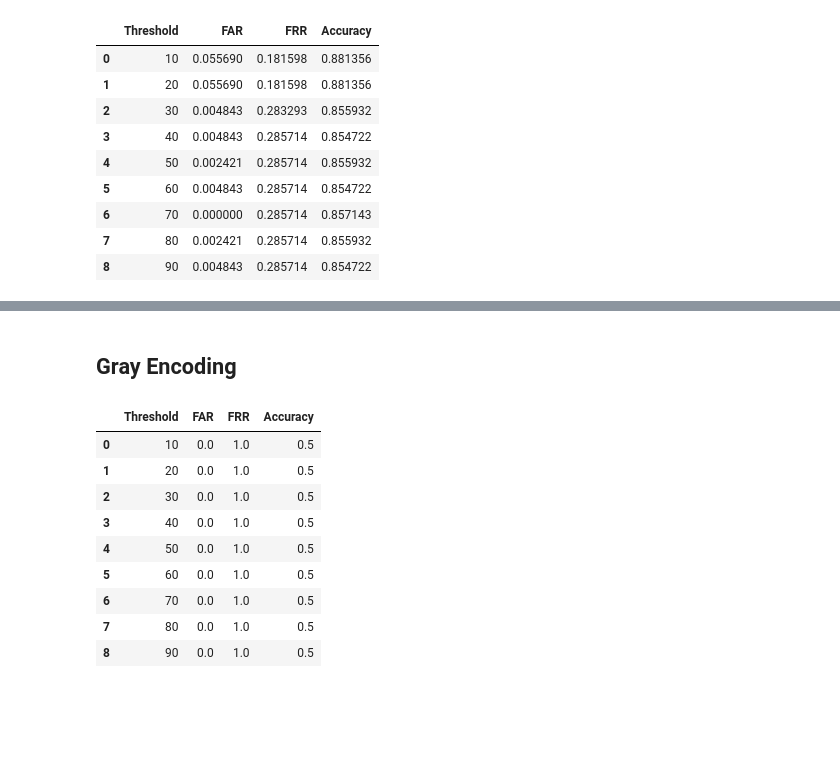
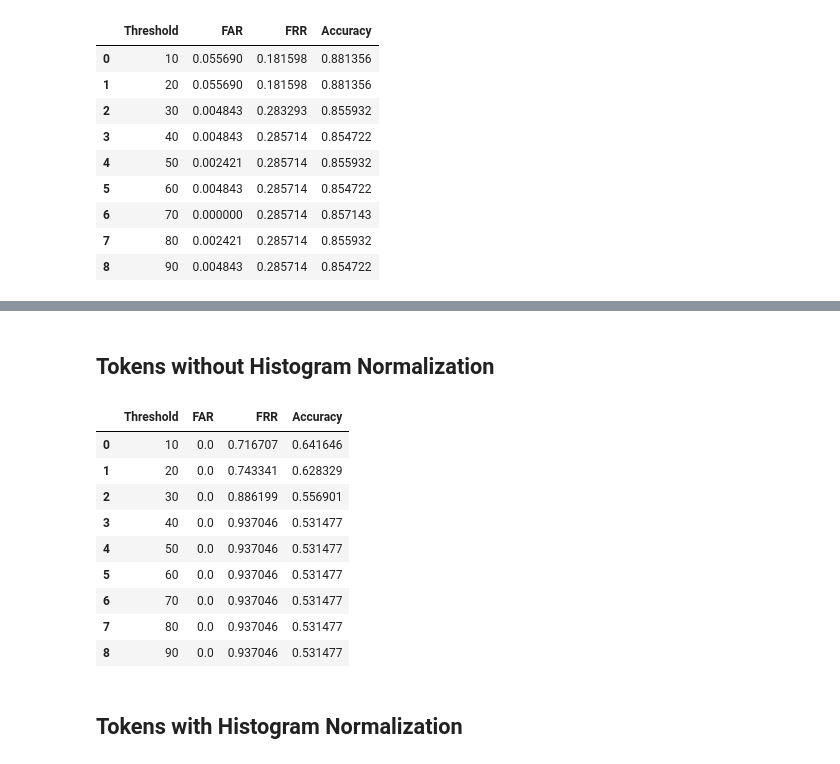
Before and after one commit to CPP-EEG-Authentication-Defense-Project/Authentication-Models, a Jupyter notebook: hash-based/ssdeep.ipynb, the cells around one changed output, grey strips where cells are left out. Drawn from its saved outputs; the diff is of its cells as text; code cells hidden in the pictures; blank space fills up the shorter version.

Commit message:
Test ssdeep with and without tokens

```diff
--- a/hash-based/ssdeep.ipynb
+++ b/hash-based/ssdeep.ipynb
@@ -211 +220,3 @@ subject_data_map = reader.format_data(data_path)
+# %%
+tokens_map = {subject: auth_token_normalization.generate_token() for subject in subject_data_map}
 # %% [markdown]
@@ -458,35 +437,36 @@ direct_df
-# %% [markdown]
-## Gray Encoding
-# %%
-gray_results_map = {}
-gray_encoder = feature_encoding.gray.GrayCodeBinaryEncoder(8, round_to_whole=True)
-gray_test_args = (
-    template_data_map, processed_data_map, gray_encoder
-)
-for threshold_type, hash_test_data in iter_hash_tests(*gray_test_args):
-    if threshold_type not in gray_results_map:
-        gray_results_map[threshold_type] = TestResultsSummary()
-    gray_results_map[threshold_type] = TestResultsSummary.merge_summaries(
-        gray_results_map[threshold_type],
-        run_hash_tests(hash_test_data)
-    )
-# %%
-gray_results = []
-for threshold_type, result_summary in gray_results_map.items():
-    gray_results.append([
-        threshold_type, result_summary.false_accept_rate,
-        result_summary.false_reject_rate, result_summary.accuracy
-    ])
-gray_df = pd.DataFrame(gray_results, columns=['Threshold', 'FAR', 'FRR', 'Accuracy'])
-gray_df
-# %% [output]
-|  | Threshold | FAR | FRR | Accuracy |
-| 0 | 10 | 0.0 | 1.0 | 0.5 |
-| 1 | 20 | 0.0 | 1.0 | 0.5 |
-| 2 | 30 | 0.0 | 1.0 | 0.5 |
-| 3 | 40 | 0.0 | 1.0 | 0.5 |
-| 4 | 50 | 0.0 | 1.0 | 0.5 |
-| 5 | 60 | 0.0 | 1.0 | 0.5 |
-| 6 | 70 | 0.0 | 1.0 | 0.5 |
-| 7 | 80 | 0.0 | 1.0 | 0.5 |
-| 8 | 90 | 0.0 | 1.0 | 0.5 |
+# %% [markdown]
+## Tokens without Histogram Normalization
+# %%
+token_results = {}
+token_args = (
+    token_template_data_map, token_processed_data_map, threshold_encoder, tokens_map
+)
+for threshold_type, hash_test_data in iter_hash_tests(*token_args):
+    if threshold_type not in token_results:
+        token_results[threshold_type] = TestResultsSummary()
+    token_results[threshold_type] = TestResultsSummary.merge_summaries(
+        token_results[threshold_type],
+        run_hash_tests(hash_test_data)
+    )
+# %%
+token_data = []
+for threshold_type, result_summary in token_results.items():
+    token_data.append([
+        threshold_type, result_summary.false_accept_rate,
+        result_summary.false_reject_rate, result_summary.accuracy
+    ])
+token_df = pd.DataFrame(token_data, columns=['Threshold', 'FAR', 'FRR', 'Accuracy'])
+token_df
+# %% [output]
+|  | Threshold | FAR | FRR | Accuracy |
+| 0 | 10 | 0.0 | 0.716707 | 0.641646 |
+| 1 | 20 | 0.0 | 0.743341 | 0.628329 |
+| 2 | 30 | 0.0 | 0.886199 | 0.556901 |
+| 3 | 40 | 0.0 | 0.937046 | 0.531477 |
+| 4 | 50 | 0.0 | 0.937046 | 0.531477 |
+| 5 | 60 | 0.0 | 0.937046 | 0.531477 |
+| 6 | 70 | 0.0 | 0.937046 | 0.531477 |
+| 7 | 80 | 0.0 | 0.937046 | 0.531477 |
+| 8 | 90 | 0.0 | 0.937046 | 0.531477 |
+# %% [markdown]
+## Tokens with Histogram Normalization
```
Also changed, not shown: parts of 22 cells of this notebook.
